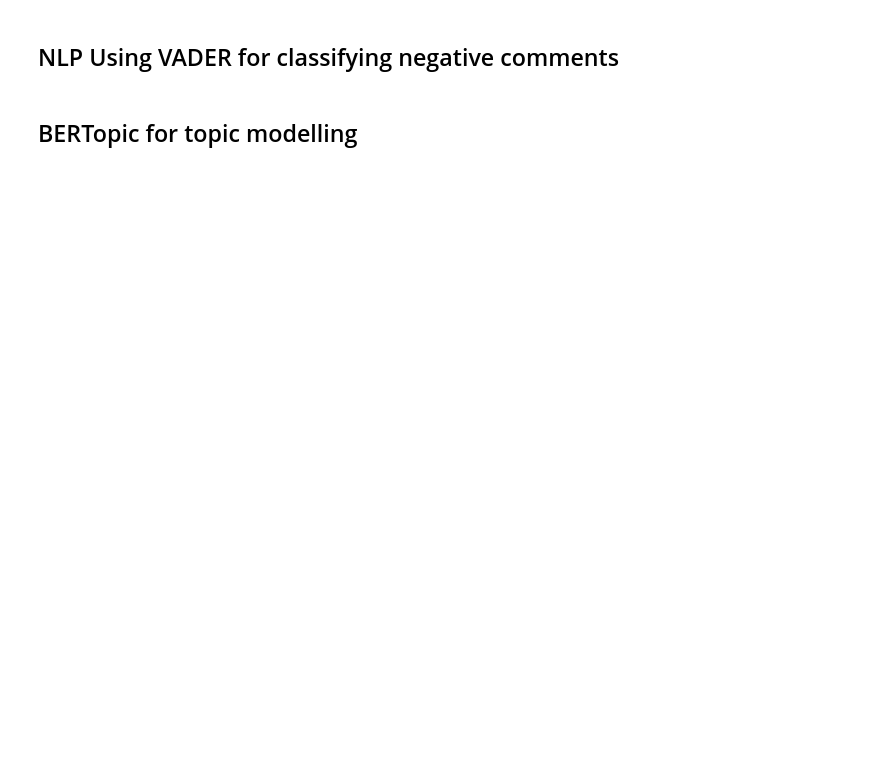
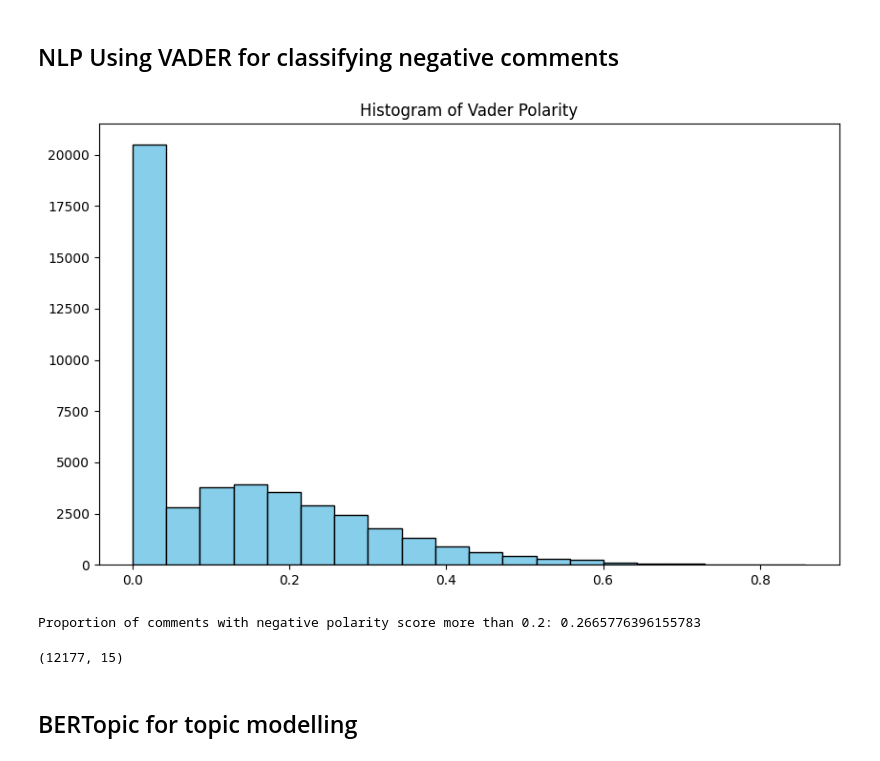
Before and after one commit to jeswid/DSA4264_toxic-comment-analysis, a Jupyter notebook: NLP/Build and Test NLP.ipynb, the cells around one changed output. Drawn from its saved outputs; the diff is of its cells as text; code cells hidden in the pictures; blank space fills up the shorter version.

```diff
--- a/NLP/Build and Test NLP.ipynb
+++ b/NLP/Build and Test NLP.ipynb
@@ -109,3 +127,5 @@ def preprocess_text(text):
     # Remove punctuation and non-alphabetic tokens
     words = [word for word in words if word.isalpha()]
     return ' '.join(words)
+
+df['processed_comment'] = df['text'].apply(preprocess_text)
@@ -207,6 +269,29 @@ data_2022['sentiment_vader'].plot.hist()
+# %%
+plt.figure(figsize=(10, 6))
+plt.hist(data_2022['sentiment_vader'], bins=20, color='skyblue', edgecolor='black')
+plt.title('Histogram of Vader Polarity')
+plt.show()
+# %% [output]
+[figure, added]
+# %%
+# Calculate the number of comments with polarity > 0.2
+negative_polarity_count = (data_2022['sentiment_vader']>0.2).sum()
+
+# Calculate the total number of comments
+total_comments = len(data_2022)
+
+# Calculate the proportion
+proportion_negative_polarity = negative_polarity_count / total_comments
+
+# Display the result
+print("Proportion of comments with negative polarity score more than 0.2:", proportion_negative_polarity)
+# %% [output]
+Proportion of comments with negative polarity score more than 0.2: 0.2665776396155783
 # %%
-negative_comments = data_2022[data_2022['sentiment_vader'] > 0.5]
+negative_comments = data_2022[data_2022['sentiment_vader'] > 0.2]
 negative_comments.shape
+# %% [output]
+(12177, 15)
 # %% [markdown]
 ## BERTopic for topic modelling
 # %%
```
Also changed, not shown: parts of 25 cells of this notebook, 14 other files.
